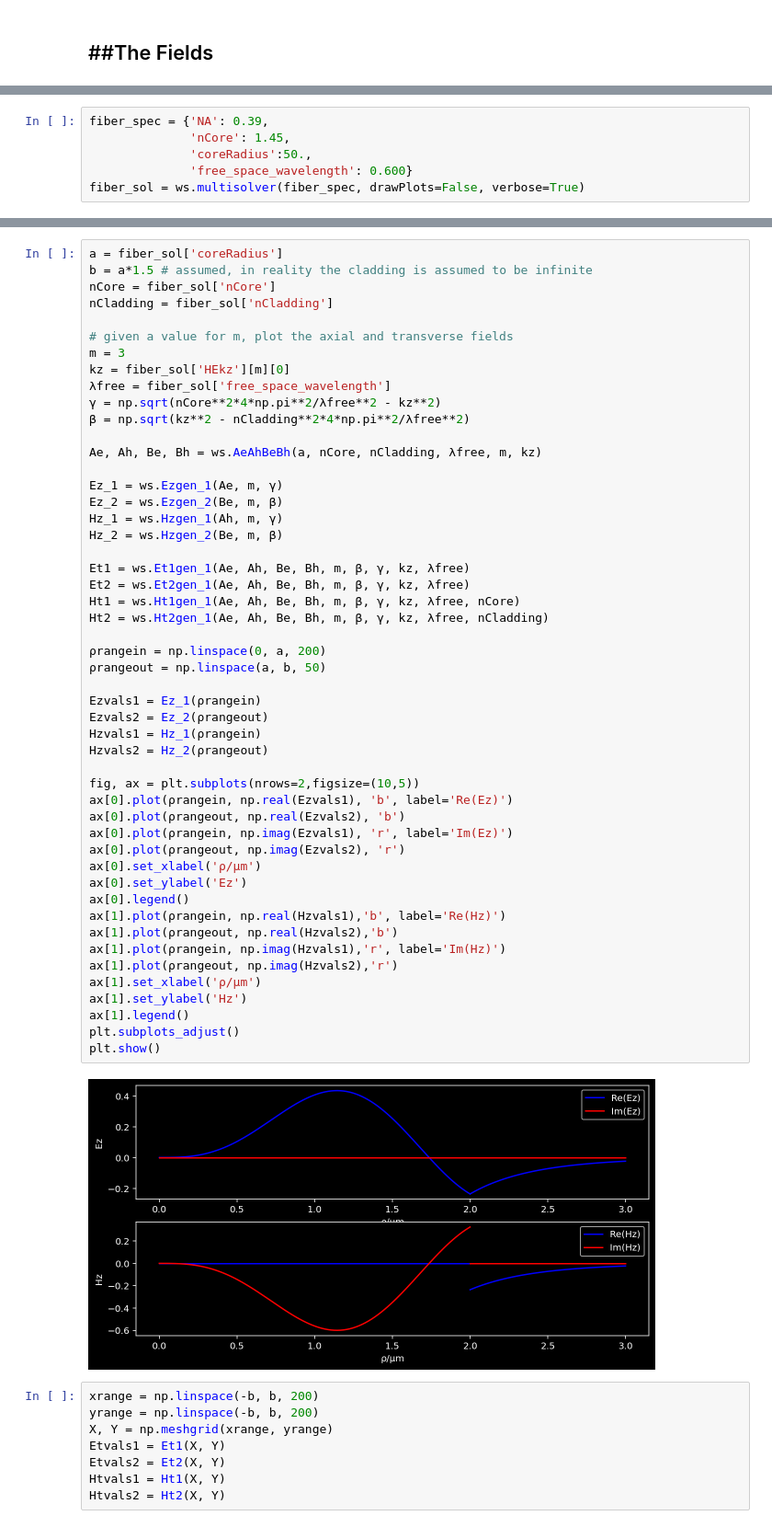
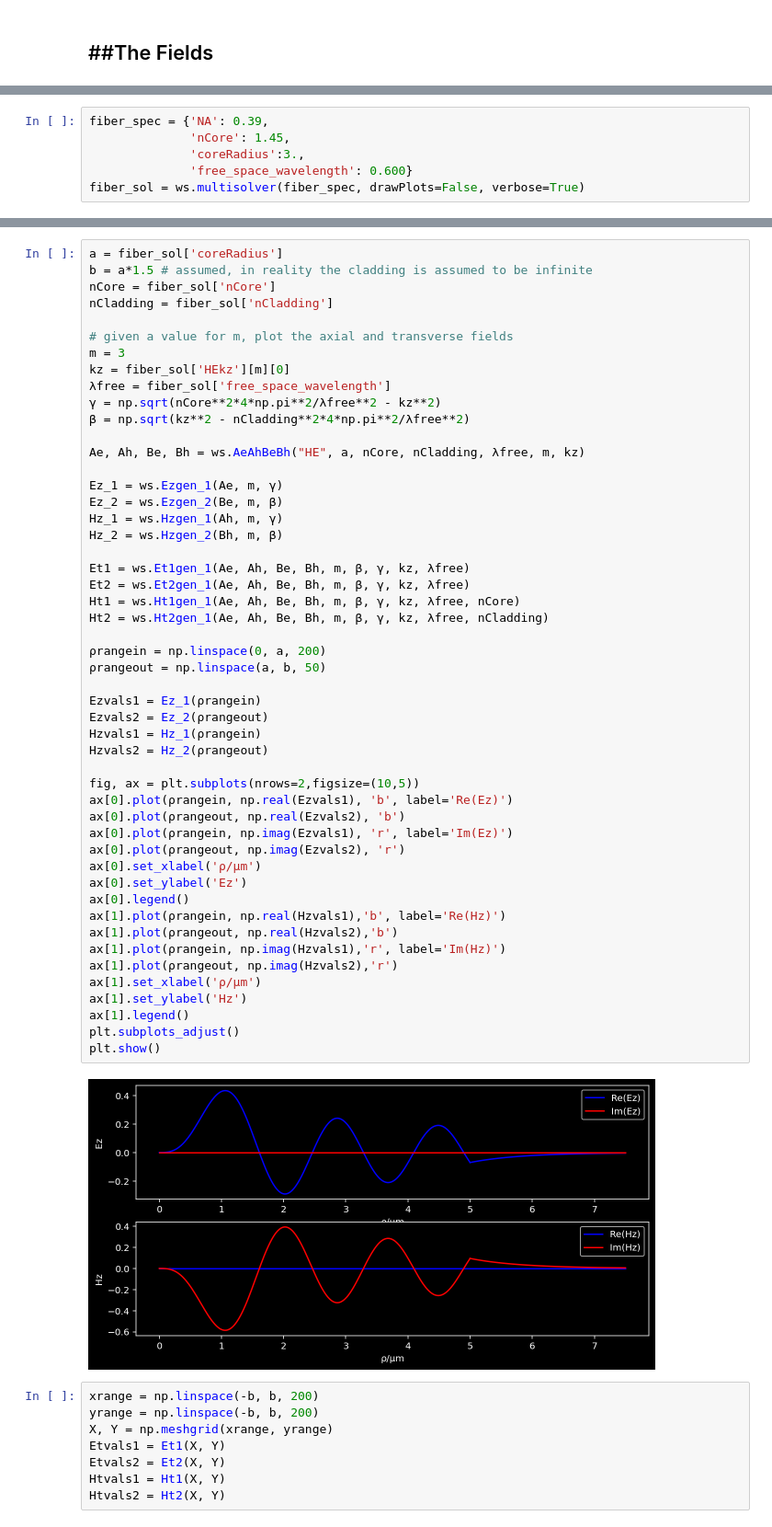
Before and after one commit to zia-lab/wavesight, a Jupyter notebook: wavesight.ipynb, the cells around one changed output, grey strips where cells are left out. Shown at 92% size. Saved outputs shown, nothing was run; the diff lists cells and outputs as text.

```diff
--- a/wavesight.ipynb
+++ b/wavesight.ipynb
@@ -48,7 +59,7 @@ plt.show()
 # %%
 fiber_spec = {'NA': 0.39,
               'nCore': 1.45,
-              'coreRadius':50.,
+              'coreRadius':3.,
               'free_space_wavelength': 0.600}
 fiber_sol = ws.multisolver(fiber_spec, drawPlots=False, verbose=True)
 # %% [output]
@@ -89,45 +103,45 @@ kz = fiber_sol['HEkz'][m][0]
 γ = np.sqrt(nCore**2*4*np.pi**2/λfree**2 - kz**2)
 β = np.sqrt(kz**2 - nCladding**2*4*np.pi**2/λfree**2)
 
-Ae, Ah, Be, Bh = ws.AeAhBeBh(a, nCore, nCladding, λfree, m, kz)
+Ae, Ah, Be, Bh = ws.AeAhBeBh("HE", a, nCore, nCladding, λfree, m, kz)
 
 Ez_1 = ws.Ezgen_1(Ae, m, γ)
 Ez_2 = ws.Ezgen_2(Be, m, β)
 Hz_1 = ws.Hzgen_1(Ah, m, γ)
-Hz_2 = ws.Hzgen_2(Be, m, β)
+Hz_2 = ws.Hzgen_2(Bh, m, β)
 
 Et1 = ws.Et1gen_1(Ae, Ah, Be, Bh, m, β, γ, kz, λfree)
 Et2 = ws.Et2gen_1(Ae, Ah, Be, Bh, m, β, γ, kz, λfree)
 Ht1 = ws.Ht1gen_1(Ae, Ah, Be, Bh, m, β, γ, kz, λfree, nCore)
 Ht2 = ws.Ht2gen_1(Ae, Ah, Be, Bh, m, β, γ, kz, λfree, nCladding)
 
 ρrangein = np.linspace(0, a, 200)
 ρrangeout = np.linspace(a, b, 50)
 
 Ezvals1 = Ez_1(ρrangein)
 Ezvals2 = Ez_2(ρrangeout)
 Hzvals1 = Hz_1(ρrangein)
 Hzvals2 = Hz_2(ρrangeout)
 
 fig, ax = plt.subplots(nrows=2,figsize=(10,5))
 ax[0].plot(ρrangein, np.real(Ezvals1), 'b', label='Re(Ez)')
 ax[0].plot(ρrangeout, np.real(Ezvals2), 'b')
 ax[0].plot(ρrangein, np.imag(Ezvals1), 'r', label='Im(Ez)')
 ax[0].plot(ρrangeout, np.imag(Ezvals2), 'r')
 ax[0].set_xlabel('ρ/µm')
 ax[0].set_ylabel('Ez')
 ax[0].legend()
 ax[1].plot(ρrangein, np.real(Hzvals1),'b', label='Re(Hz)')
 ax[1].plot(ρrangeout, np.real(Hzvals2),'b')
 ax[1].plot(ρrangein, np.imag(Hzvals1),'r', label='Im(Hz)')
 ax[1].plot(ρrangeout, np.imag(Hzvals2),'r')
 ax[1].set_xlabel('ρ/µm')
 ax[1].set_ylabel('Hz')
 ax[1].legend()
 plt.subplots_adjust()
 plt.show()
 # %% [output]
-[figure, old version]
+[figure, new version]
 # %%
 xrange = np.linspace(-b, b, 200)
 yrange = np.linspace(-b, b, 200)
```
Also changed, not shown: parts of 19 cells of this notebook, 4 other files.
